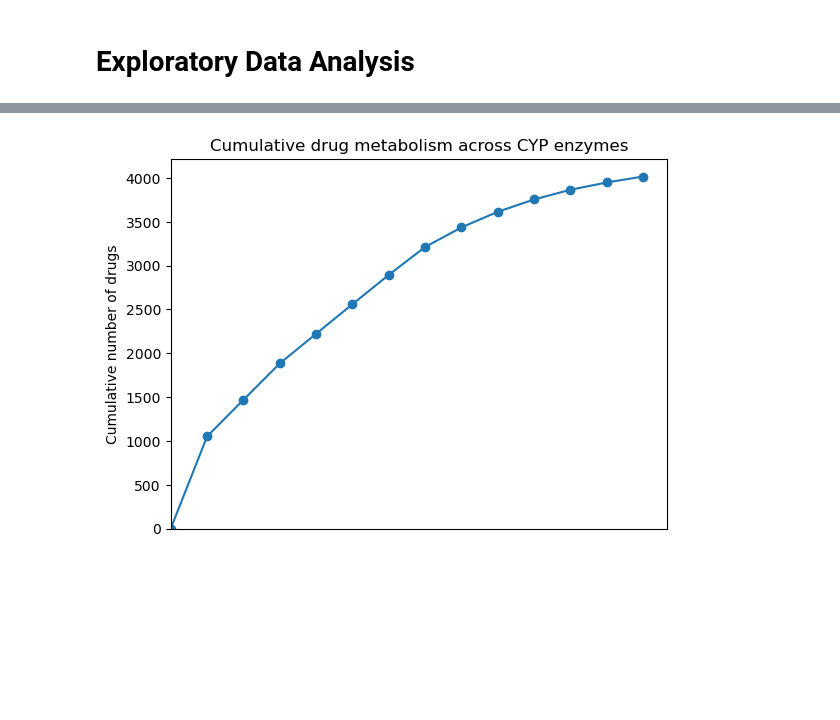
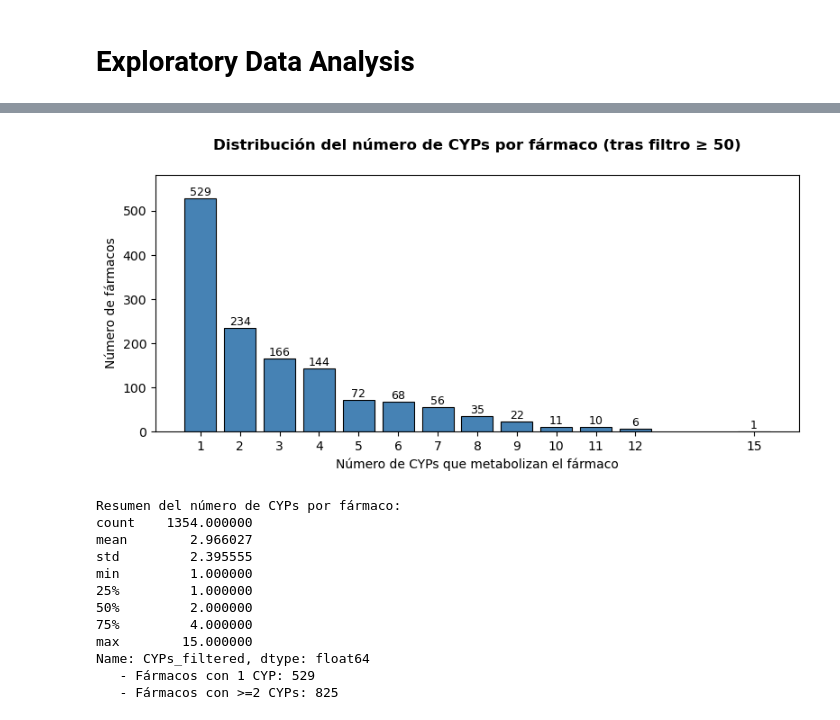
Before and after one commit to grobles17/IMF_TFM_Drug_Metabolism, a Jupyter notebook: DataBases/eda_db.ipynb, the cells around one changed output, grey strips where cells are left out. Saved outputs shown, nothing was run; the diff lists cells and outputs as text; code cells hidden in the pictures; blank space fills up the shorter version.

```diff
--- a/DataBases/eda_db.ipynb
+++ b/DataBases/eda_db.ipynb
@@ -85,14 +153,43 @@ plt.show()
-# %%
-cumulative = df_cyp_counter["DrugCount"].cumsum()
-cumulative = pd.concat([pd.Series([0]), cumulative]).reset_index(drop=True)
-
-plt.plot(pd.concat([df_cyp_counter["CYP"], pd.Series([""])]), cumulative, marker='o')
-plt.xticks([])
-# force axes to start at 0
-plt.xlim(left=0)
-plt.ylim(bottom=0)
-plt.ylabel("Cumulative number of drugs")
-plt.title("Cumulative drug metabolism across CYP enzymes")
-plt.show()
-# %% [output]
-[figure, removed]
+# %%
+# CYP count per drug
+num_cyps = df_filtered["CYPs_filtered"].apply(len)
+
+# Calcular frecuencias absolutas (cuántos fármacos tienen 1, 2, 3... CYPs)
+counts = num_cyps.value_counts().sort_index()
+
+plt.figure(figsize=(8, 4))
+bars = plt.bar(counts.index, counts.values, color="steelblue", edgecolor="black", linewidth=0.8)
+
+# Bar labels
+for bar in bars:
+    height = bar.get_height()
+    plt.text(bar.get_x() + bar.get_width()/2, height,
+             int(height), ha='center', va='bottom', fontsize=9)
+
+plt.xlabel("Número de CYPs que metabolizan el fármaco")
+plt.ylabel("Número de fármacos")
+plt.ylim(0, max(counts.values) * 1.1)
+plt.title(f"Distribución del número de CYPs por fármaco (tras filtro ≥ {THRESHOLD})", pad=20, fontweight="bold")
+plt.xticks(counts.index)  # Aseguramos que solo aparezcan los valores enteros presentes
+plt.tight_layout()
+plt.show()
+
+# Stats
+print("Resumen del número de CYPs por fármaco:")
+print(num_cyps.describe())
+print(f"   - Fármacos con 1 CYP: {sum(num_cyps == 1)}")
+print(f"   - Fármacos con >=2 CYPs: {sum(num_cyps >= 2)}")
+# %% [output]
+[figure, added]
+Resumen del número de CYPs por fármaco:
+count    1354.000000
+mean        2.966027
+std         2.395555
+min         1.000000
+25%         1.000000
+50%         2.000000
+75%         4.000000
+max        15.000000
+Name: CYPs_filtered, dtype: float64
+   - Fármacos con 1 CYP: 529
+   - Fármacos con >=2 CYPs: 825
```
Also changed, not shown: parts of 13 cells of this notebook, 2 other files.
